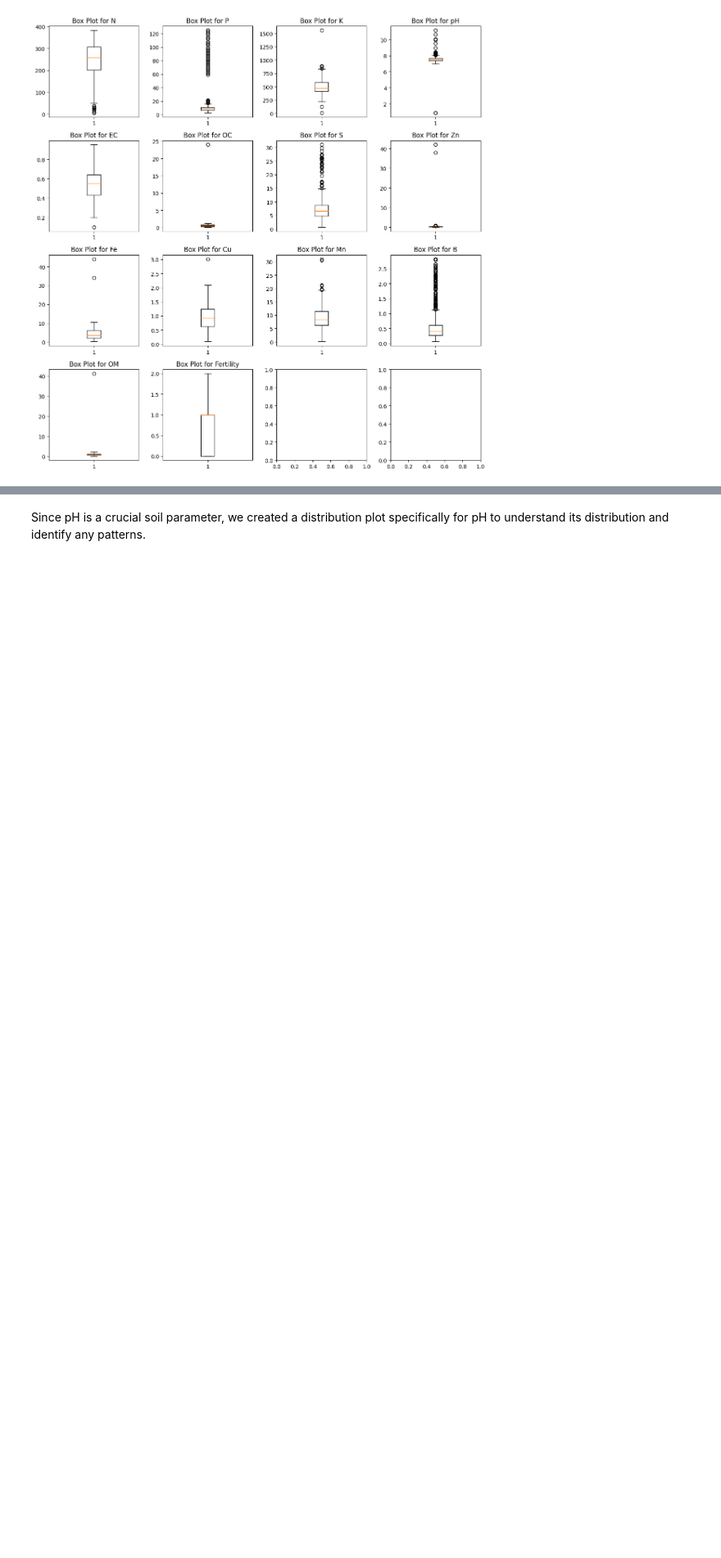
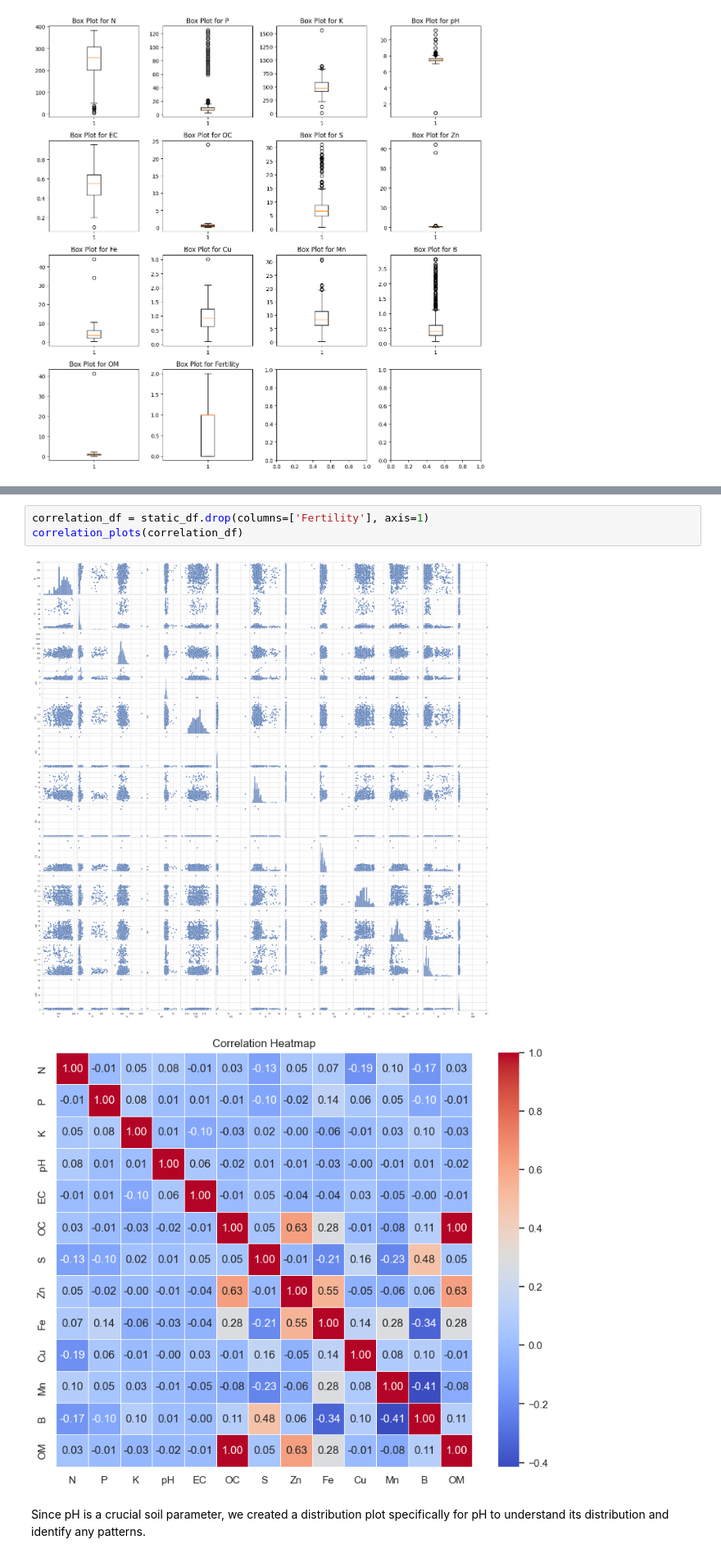
Before and after one commit to Maria-Djadi01/Data-Mining-Project, a Jupyter notebook: notebooks/static_eda.ipynb, the cells around one changed output, grey strips where cells are left out. Shown at 82% size. Drawn from its saved outputs; the diff is of its cells as text; blank space fills up the shorter version.

```diff
--- a/notebooks/static_eda.ipynb
+++ b/notebooks/static_eda.ipynb
@@ -173,3 +181,9 @@ correlation_plots(static_df)
+# %%
+correlation_df = static_df.drop(columns=['Fertility'], axis=1)
+correlation_plots(correlation_df)
+# %% [output]
+[figure, added]
+[figure, added]
 # %% [markdown]
 Since pH is a crucial soil parameter, we created a distribution plot specifically for pH to understand its distribution and identify any patterns.
 # %%
```
Also changed, not shown: parts of 6 cells of this notebook, 3 other files.
